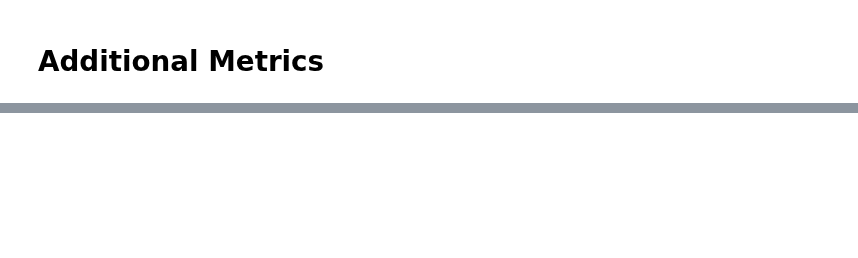
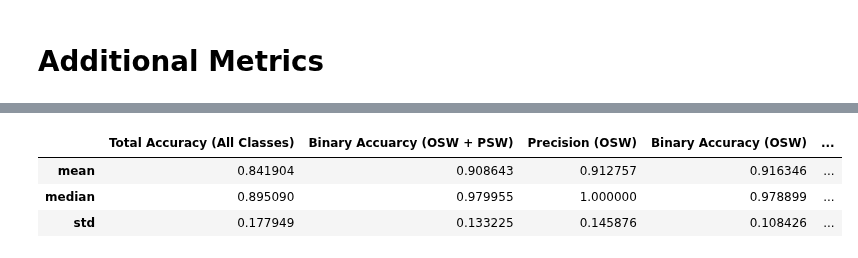
Before and after one commit to OPERA-Cal-Val/DSWx-HLS-Requirement-Verification, a Jupyter notebook: 1-Read_Verification.ipynb, the cells around one changed output, grey strips where cells are left out. Cells and saved outputs as stored; diff of their text form; code cells hidden in the pictures; blank space fills up the shorter version.

```diff
--- a/1-Read_Verification.ipynb
+++ b/1-Read_Verification.ipynb
@@ -90,0 +147,9 @@ PosixPath('out/verification_stats_agg/100-trials_conf-geq-70_sample-from-dswx/me
+# %%
+df_temp = df_final[COLUMNS].agg(['mean', 'median', 'std'])
+df_temp.rename(columns=COLUMN_RENAME, inplace=True)
+df_temp
+# %% [output]
+|  | Total Accuracy (All Classes) | Binary Accuarcy (OSW + PSW) | Precision (OSW) | Binary Accuracy (OSW) | ... |
+| mean | 0.841904 | 0.908643 | 0.912757 | 0.916346 | ... |
+| median | 0.895090 | 0.979955 | 1.000000 | 0.978899 | ... |
+| std | 0.177949 | 0.133225 | 0.145876 | 0.108426 | ... |
```
Also changed, not shown: parts of 13 cells of this notebook.
